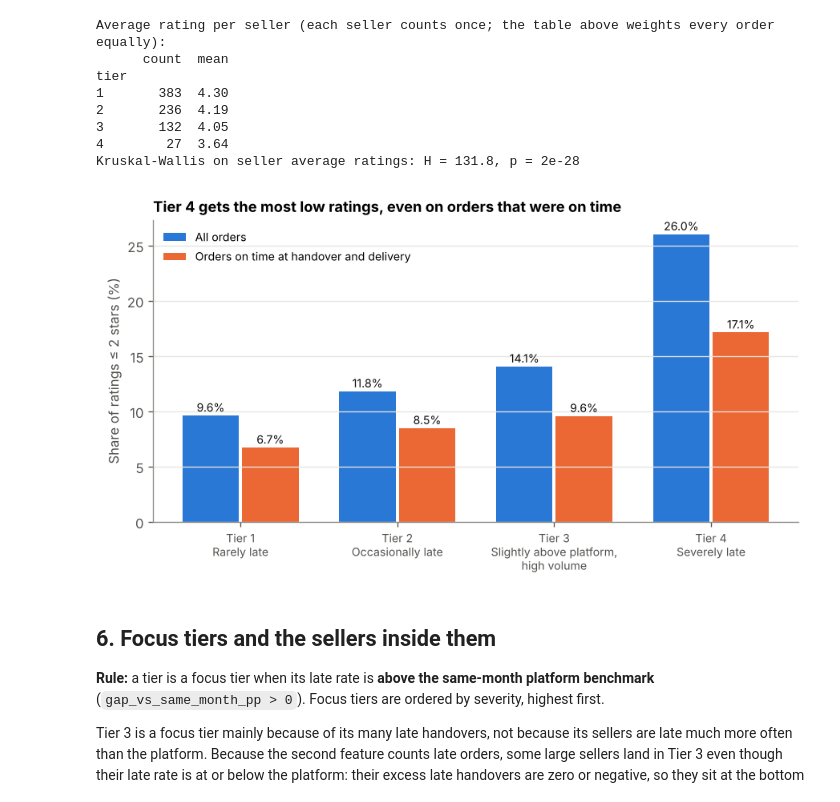
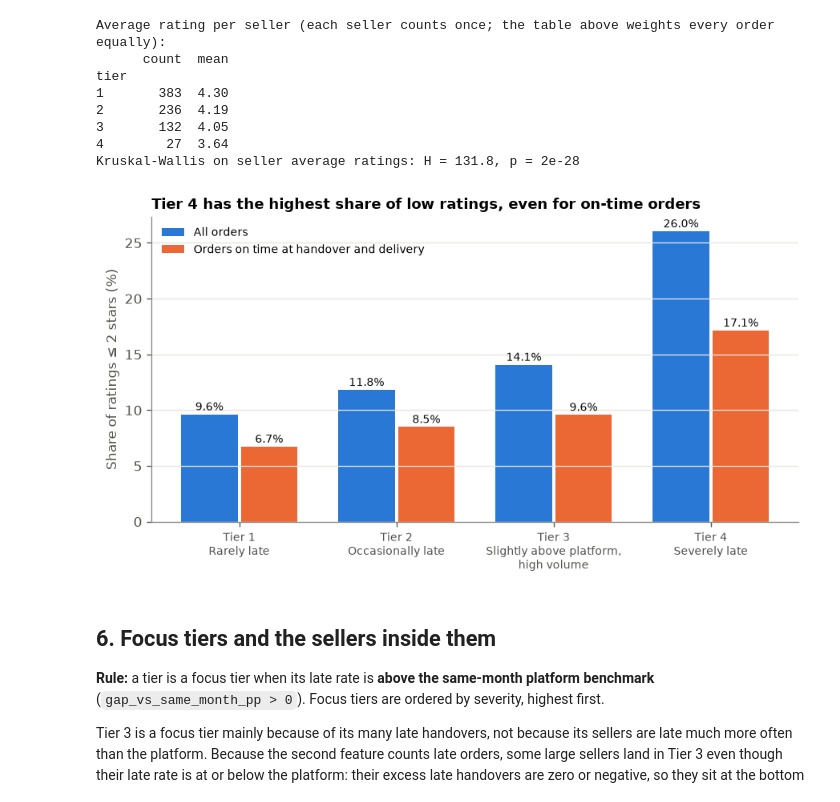
Before and after one commit to RitaMa1999/Python-Group-Project---ECommerce, a Jupyter notebook: notebooks/03_q2.ipynb, the cells around one changed output. Cells and saved outputs as stored; diff of their text form; code cells hidden in the pictures.

Commit message:
Finalize seller follow-up prototype, figures, and analysis notes

```diff
--- a/notebooks/03_q2.ipynb
+++ b/notebooks/03_q2.ipynb
@@ -310,27 +310,27 @@ Kruskal-Wallis on seller average ratings: H = 131.8, p = 2e-28
 # %%
 fig, ax = plt.subplots(figsize=(7.5, 4.2))
 x = np.arange(1, CHOSEN_K + 1)
 width = 0.36
 bars_all = ax.bar(x - width / 2 - 0.01, rating_table["low_rating_share"] * 100, width,
                   color="#2a78d6", label="All orders")
 bars_ok = ax.bar(x + width / 2 + 0.01, rating_table["low_rating_share_on_time_orders"] * 100, width,
                  color="#eb6834", label="Orders on time at handover and delivery")
 for bars in (bars_all, bars_ok):
     for b in bars:
         ax.annotate(f"{b.get_height():.1f}%", (b.get_x() + b.get_width() / 2, b.get_height()),
                     xytext=(0, 3), textcoords="offset points", ha="center", fontsize=8.5, color="#0b0b0b")
 ax.set_xticks(x)
 tick_labels = [f"Tier {t}\n" + TIER_NAMES.get(t, "").replace(", ", ",\n") for t in x]  # long names on two lines
 ax.set_xticklabels(tick_labels, fontsize=8.5)
 ax.set_ylabel(f"Share of ratings ≤ {LOW_RATING} stars (%)")
 ax.grid(axis="x", visible=False)
 ax.legend(frameon=False, fontsize=8.5, loc="upper left")
-ax.set_title("Tier 4 gets the most low ratings, even on orders that were on time", loc="left")
+ax.set_title("Tier 4 has the highest share of low ratings, even for on-time orders", loc="left")
 fig.tight_layout()
 fig.savefig(f"{FIG_DIR}/q2_03_tier_ratings.png", bbox_inches="tight")
 plt.show()
 # %% [output]
-[figure, old version]
+[figure, new version]
 # %% [markdown]
 ## 6. Focus tiers and the sellers inside them
 
```
Also changed, not shown: parts of 2 cells of this notebook, 22 other files.
